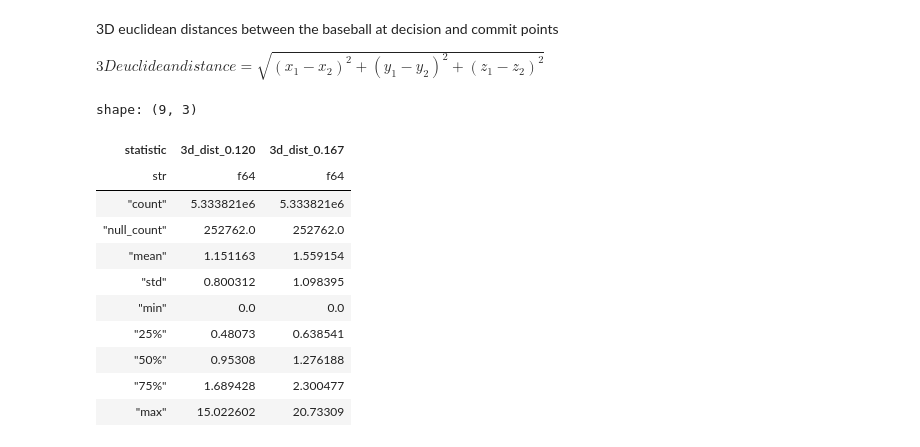
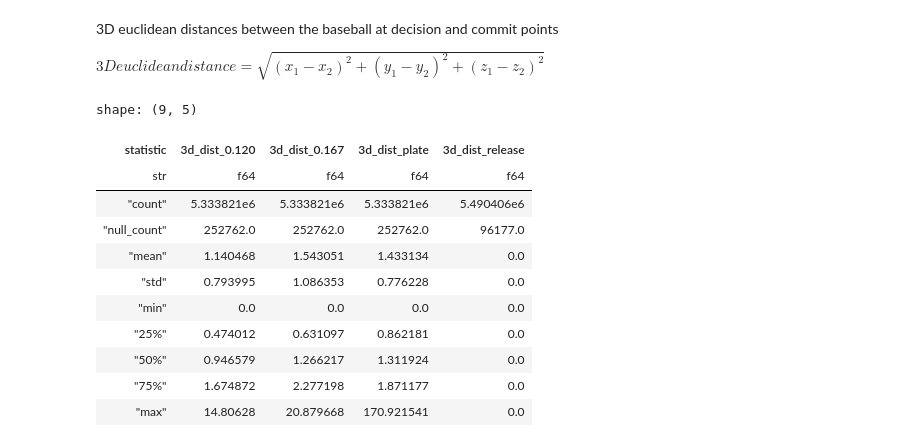
Before and after one commit to Jensen-holm/Sequence-Plus, a Jupyter notebook: notebooks/tunnel+.ipynb, the cells around one changed output. Drawn from its saved outputs; the diff is of its cells as text; code cells hidden in the pictures.

```diff
--- a/notebooks/tunnel+.ipynb
+++ b/notebooks/tunnel+.ipynb
@@ -29,6 +9,9 @@ import statcast_pitches
 import polars as pl
 from plotnine import *
 import plotly.express as px
+import os
+
+DATA_DIR = os.path.join("..", "data")
 # %% [markdown]
 ## Loading Data
 
@@ -53,7 +36,7 @@ N Pitches: 5573157
 Date Range: 2017-04-02 - 2024-10-30
 # %%
 run_values_24 = pl.scan_csv(
-    "https://raw.githubusercontent.com/Jensen-holm/tunnel-plus/refs/heads/main/data/run_values.csv",
+    os.path.join(DATA_DIR, "run_values.csv")
 ).rename({"event": "events"}) # it is called 'events' in pitches_df
 # %% [markdown]
 ## Feature Engineering
@@ -164,6 +147,12 @@ def mirror_lhp_to_rhp(lf: pl.LazyFrame) -> pl.LazyFrame:
         pl.when(pl.col("p_throws") == "L")
         .then(-pl.col("pfx_x"))
         .otherwise(pl.col("pfx_x")),
+
+        # also mirror the horizontal release point
+        # (release_pos_x is from catcher perspective)
+        pl.when(pl.col("p_throws") == "L")
+        .then(-pl.col("release_pos_x"))
+        .otherwise(pl.col("release_pos_x")),
     )
 
 mirrored_pitches_lf = pitches_run_value_lf.pipe(mirror_lhp_to_rhp)
@@ -481,30 +448,44 @@ shape: (9, 18)
 $3Deuclideandistance = \sqrt{(x_1 - x_2)^2 + (y_1 - y_2)^2 + (z_1 - z_2)^2}$
 # %%
 
-def add_3D_distances(lf: pl.LazyFrame) -> pl.LazyFrame:
+def add_3D_distances(lf: pl.LazyFrame, times: list[float]) -> pl.LazyFrame:
     return lf.with_columns(
+        # distance over the plate
         euclidean_distance(
+            *[(pl.col(f"{d}_plate"), pl.col(f"prev_{d}_plate"))
+              for d in ["x", "y", "z"]]
+        ).alias("3d_dist_plate"),
+
+        # distance at release
+        euclidean_distance(
+            *[(pl.col(f"release_pos_{d}"), pl.col(f"release_pos_{d}"))
+              for d in ["x", "y", "z"]]
+        ).alias("3d_dist_release"),
+
+        # distances at given times after release
+        *[euclidean_distance(
             *[(pl.col(f"{d}_{t:.3f}"), pl.col(f"prev_{d}_{t:.3f}"))
              for d in ["x", "y", "z"]]
         ).alias(f"3d_dist_{t:.3f}")
-        for t in [0.120, 0.167]
+        for t in times]
     )
 
-sequence_dist_pitches_lf = sequence_pitches_lf.pipe(add_3D_distances)
+sequence_dist_pitches_lf = sequence_pitches_lf.pipe(add_3D_distances, TIMES)
 
 (sequence_dist_pitches_lf
-    .select("3d_dist_0.120", "3d_dist_0.167")
+    .select("3d_dist_0.120", "3d_dist_0.167",
+            "3d_dist_plate", "3d_dist_release")
     .describe())
 # %% [output]
-shape: (9, 3)
+shape: (9, 5)
-| statistic | 3d_dist_0.120 | 3d_dist_0.167 |
-| str | f64 | f64 |
-| "count" | 5.333821e6 | 5.333821e6 |
-| "null_count" | 252762.0 | 252762.0 |
-| "mean" | 1.151163 | 1.559154 |
-| "std" | 0.800312 | 1.098395 |
-| "min" | 0.0 | 0.0 |
-| "25%" | 0.48073 | 0.638541 |
-| "50%" | 0.95308 | 1.276188 |
-| "75%" | 1.689428 | 2.300477 |
-| "max" | 15.022602 | 20.73309 |
+| statistic | 3d_dist_0.120 | 3d_dist_0.167 | 3d_dist_plate | 3d_dist_release |
+| str | f64 | f64 | f64 | f64 |
+| "count" | 5.333821e6 | 5.333821e6 | 5.333821e6 | 5.490406e6 |
+| "null_count" | 252762.0 | 252762.0 | 252762.0 | 96177.0 |
+| "mean" | 1.140468 | 1.543051 | 1.433134 | 0.0 |
+| "std" | 0.793995 | 1.086353 | 0.776228 | 0.0 |
+| "min" | 0.0 | 0.0 | 0.0 | 0.0 |
+| "25%" | 0.474012 | 0.631097 | 0.862181 | 0.0 |
+| "50%" | 0.946579 | 1.266217 | 1.311924 | 0.0 |
+| "75%" | 1.674872 | 2.277198 | 1.871177 | 0.0 |
+| "max" | 14.80628 | 20.879668 | 170.921541 | 0.0 |
```
Also changed, not shown: parts of 6 cells of this notebook.
